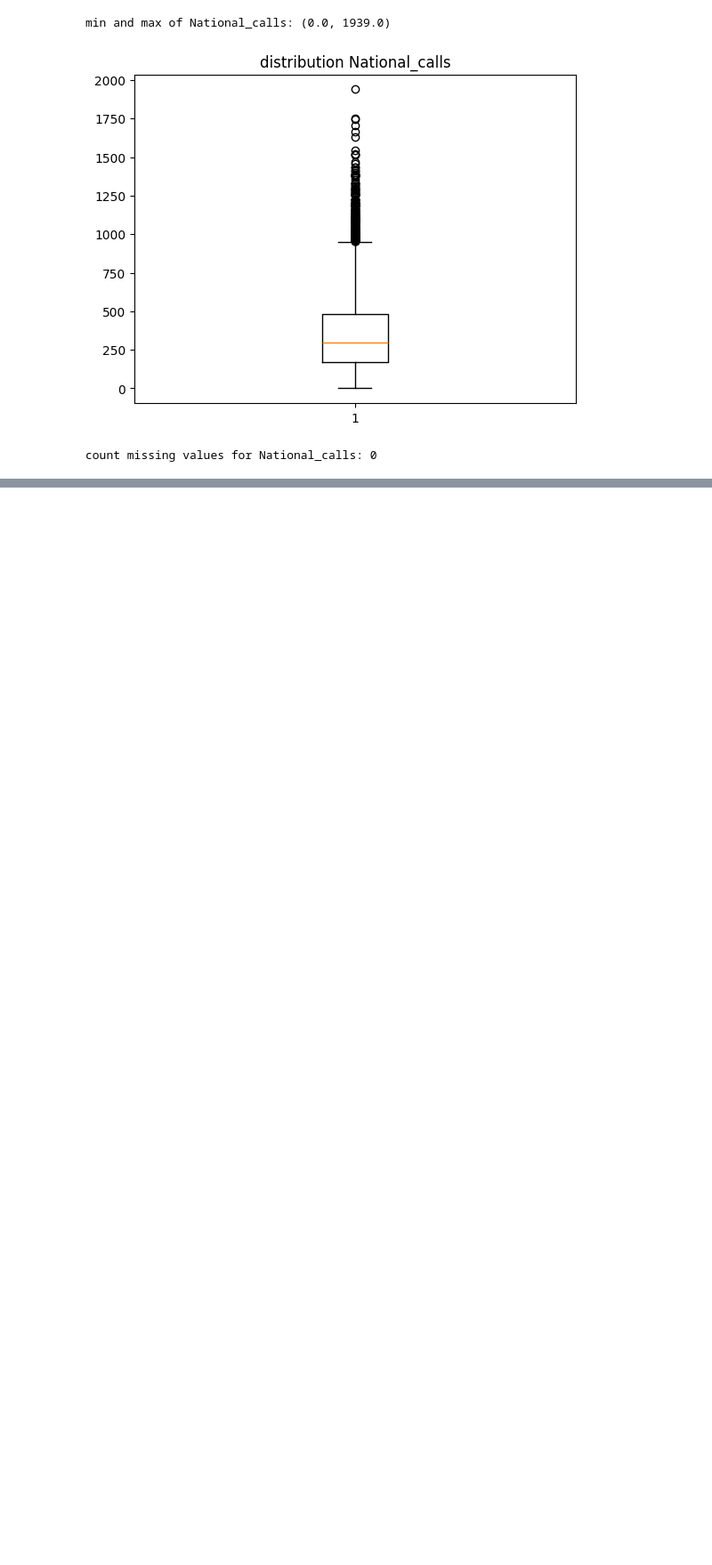
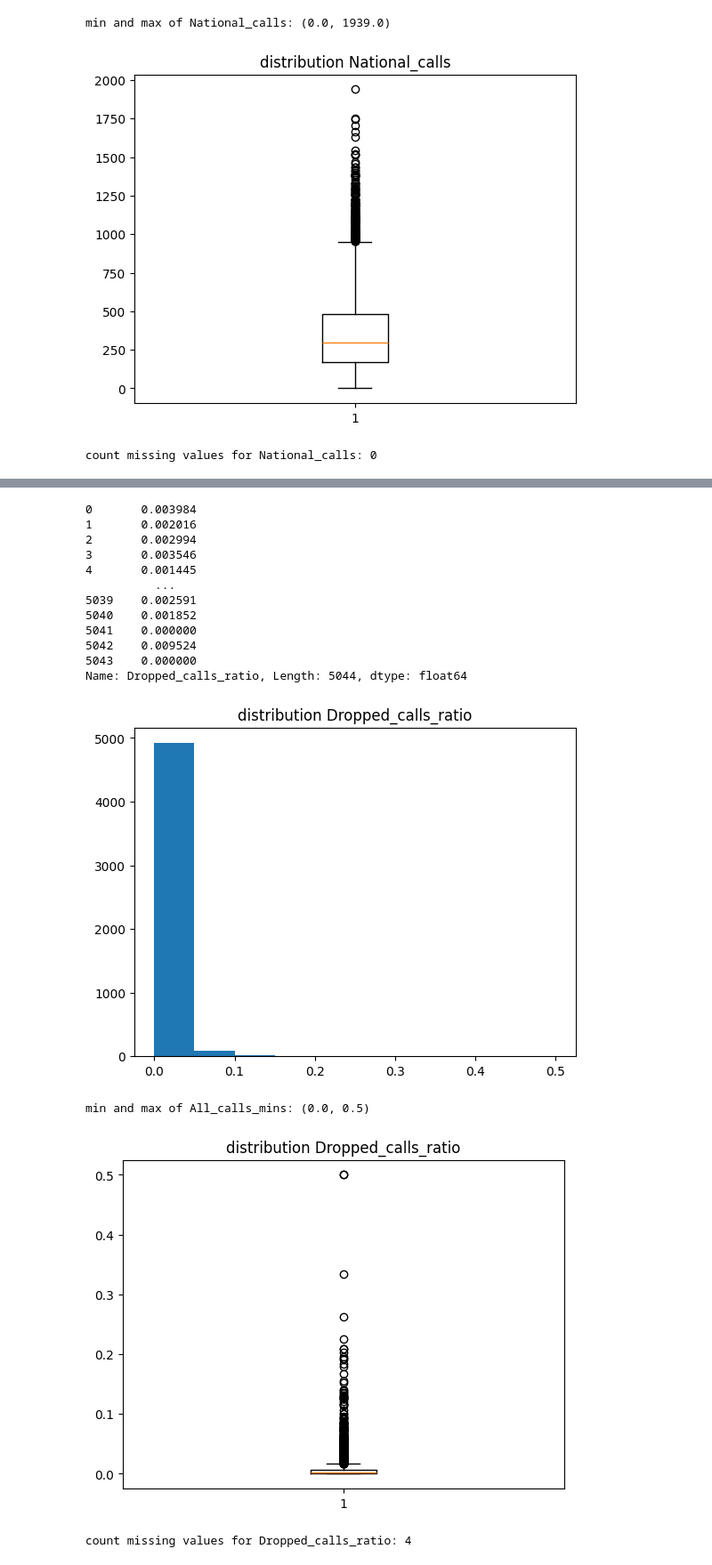
Before and after one commit to Yiannis7918/Advanced_Analytics_2024, a Jupyter notebook: Assignment_1/Scripts_Greg/Exploration_dataset.ipynb, the cells around one changed output, grey strips where cells are left out. Shown at 89% size. Cells and saved outputs as stored; diff of their text form; code cells hidden in the pictures; blank space fills up the shorter version.

```diff
--- a/Assignment_1/Scripts_Greg/Exploration_dataset.ipynb
+++ b/Assignment_1/Scripts_Greg/Exploration_dataset.ipynb
@@ -852,0 +969,37 @@ count missing values for National_calls: 0
+# %%
+print(dataset["Dropped_calls_ratio"])
+
+plt.hist(dataset["Dropped_calls_ratio"])
+plt.title("distribution Dropped_calls_ratio")
+plt.show()
+
+min_Dropped_calls_ratio= np.min(dataset["Dropped_calls_ratio"])
+max_Dropped_calls_ratio = np.max(dataset["Dropped_calls_ratio"])
+
+print(f"min and max of All_calls_mins: {min_Dropped_calls_ratio, max_Dropped_calls_ratio}")
+
+filtered_dataset_on_nan_dropped_calls_ratio = dataset[~np.isnan(dataset["Dropped_calls_ratio"])]
+
+plt.boxplot(filtered_dataset_on_nan_dropped_calls_ratio["Dropped_calls_ratio"])
+plt.title("distribution Dropped_calls_ratio")
+plt.show()
+
+count_NA_Dropped_calls_ratio = dataset["Dropped_calls_ratio"].isna().sum()
+print(f"count missing values for Dropped_calls_ratio: {count_NA_Dropped_calls_ratio}")
+# %% [output]
+0       0.003984
+1       0.002016
+2       0.002994
+3       0.003546
+4       0.001445
+          ...
+5039    0.002591
+5040    0.001852
+5041    0.000000
+5042    0.009524
+5043    0.000000
+Name: Dropped_calls_ratio, Length: 5044, dtype: float64
+[figure, added]
+min and max of All_calls_mins: (0.0, 0.5)
+[figure, added]
+count missing values for Dropped_calls_ratio: 4
```
Also changed, not shown: parts of 40 cells of this notebook.
